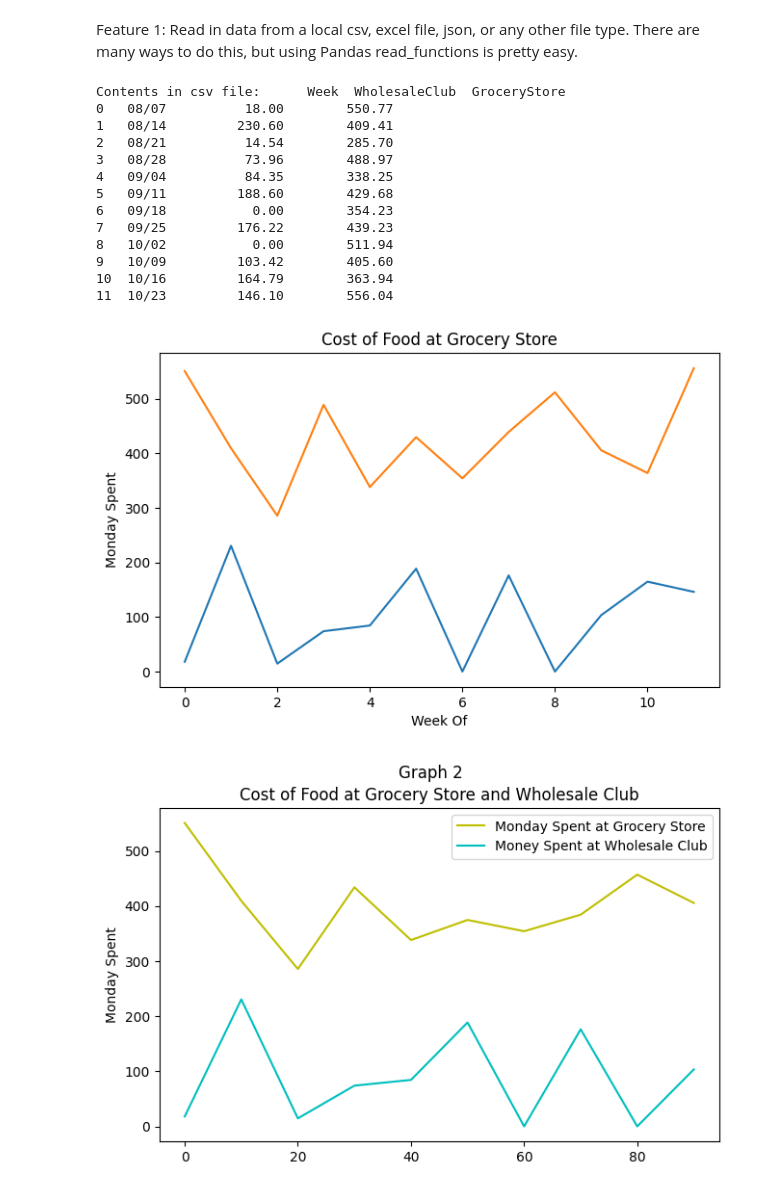
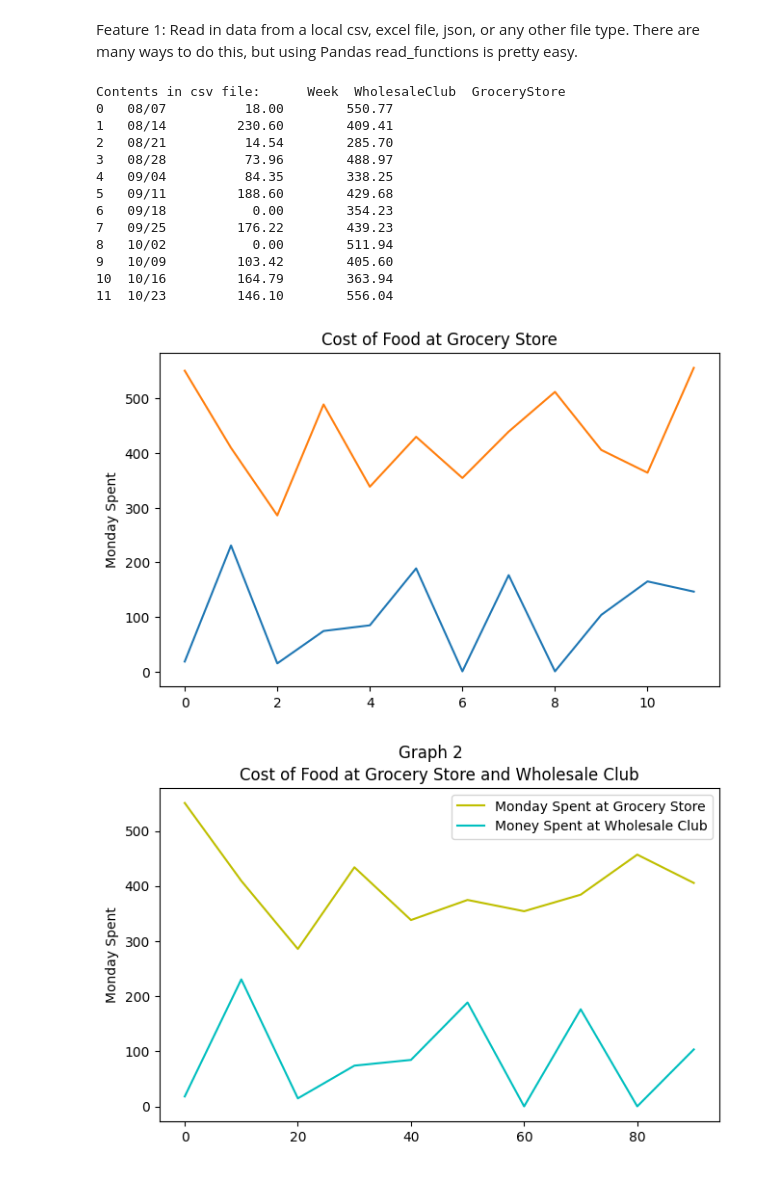
Before and after one commit to ACollins00/CostComparison, a Jupyter notebook: ProjectNov2022.ipynb, the cells around one changed output. Saved outputs shown, nothing was run; the diff lists cells and outputs as text; code cells hidden in the pictures.

```diff
--- a/ProjectNov2022.ipynb
+++ b/ProjectNov2022.ipynb
@@ -42,35 +42,34 @@ import numpy as nmpy
 
 plt.rcParams["figure.figsize"] = [7.50, 4.5]
 plt.rcParams["figure.autolayout"] = False
 
 columns = ["WholesaleClub", "GroceryStore"]
 
 df = pd.read_csv("C:/Users/Amy/codeky/ProjectCostComparison/WholesaleClubandGroceryStore - Sheet1 (1).csv")
 
 print("Contents in csv file:", df)
 
 plt.plot(df.WholesaleClub)
 plt.plot(df.GroceryStore)
 plt.title("Cost of Food at Grocery Store")
-plt.xlabel('Week Of')
 plt.ylabel('Monday Spent')
 
 plt.show()
 # %% [output]
 Contents in csv file:      Week  WholesaleClub  GroceryStore
 0   08/07          18.00        550.77
 1   08/14         230.60        409.41
 2   08/21          14.54        285.70
 3   08/28          73.96        488.97
 4   09/04          84.35        338.25
 5   09/11         188.60        429.68
 6   09/18           0.00        354.23
 7   09/25         176.22        439.23
 8   10/02           0.00        511.94
 9   10/09         103.42        405.60
 10  10/16         164.79        363.94
 11  10/23         146.10        556.04
-[figure, old version]
+[figure, new version]
 # %%
 import matplotlib.pyplot as plt
 import pandas as pd
```
Also changed, not shown: parts of 7 cells of this notebook.
